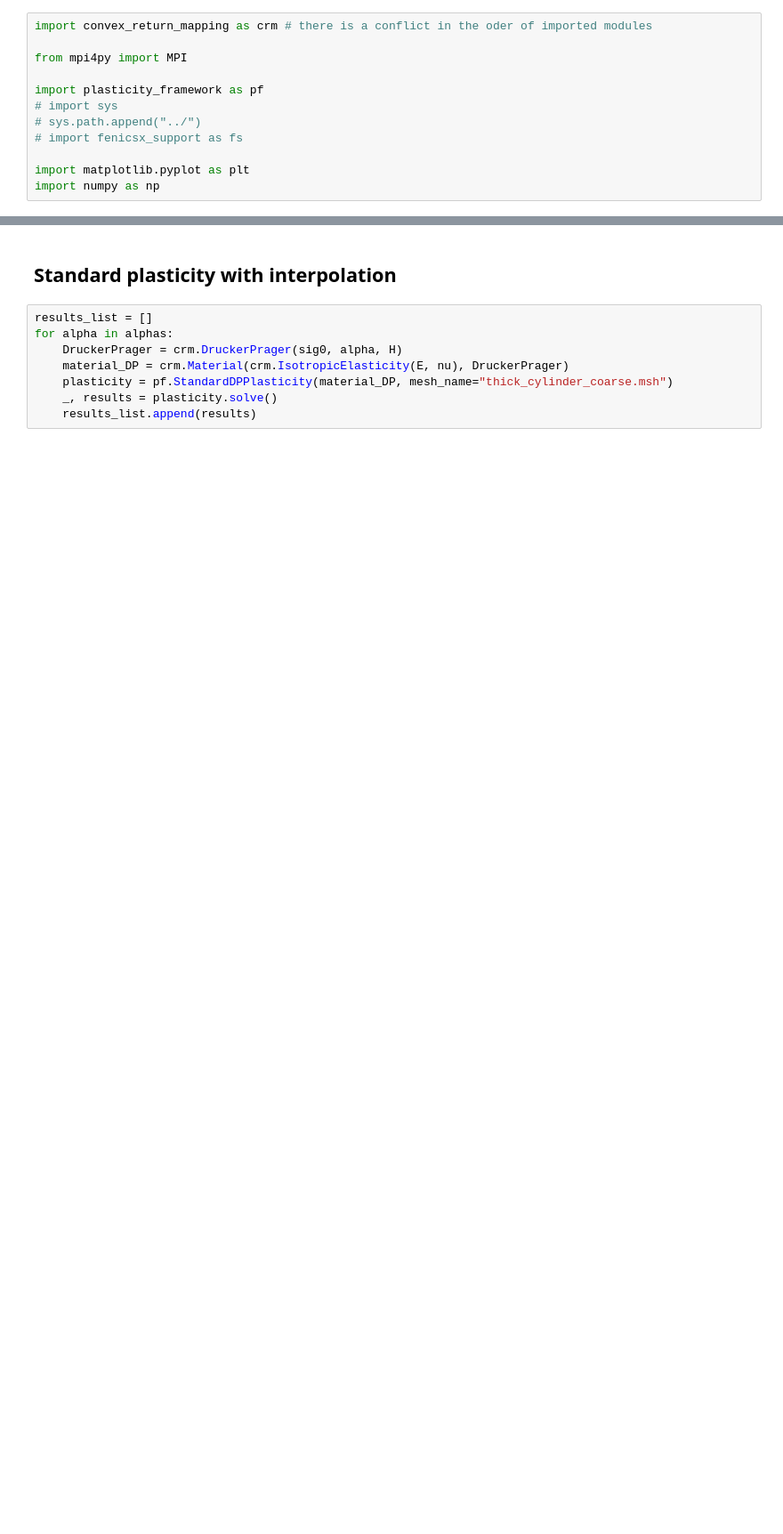
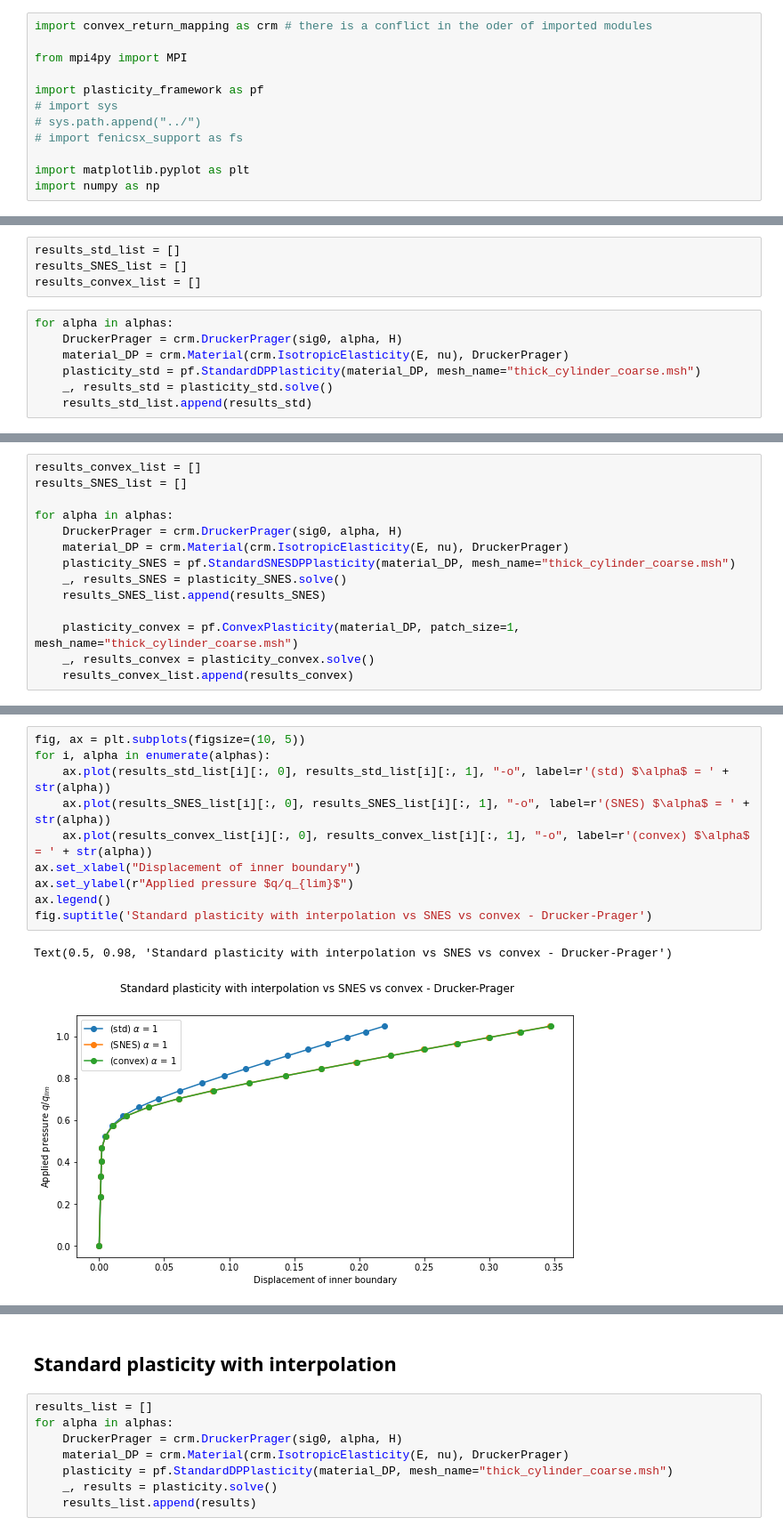
Before and after one commit to a-latyshev/convex-plasticity, a Jupyter notebook: optimisation/plasticity_analysis.ipynb, the cells around one changed output, grey strips where cells are left out. Shown at 89% size. Drawn from its saved outputs; the diff is of its cells as text; blank space fills up the shorter version.

```diff
--- a/optimisation/plasticity_analysis.ipynb
+++ b/optimisation/plasticity_analysis.ipynb
@@ -35,0 +137,11 @@ alphas = [0, 0.01, 0.1, 1]
+# %%
+results_std_list = []
+results_SNES_list = []
+results_convex_list = []
+# %%
+for alpha in alphas:
+    DruckerPrager = crm.DruckerPrager(sig0, alpha, H)
+    material_DP = crm.Material(crm.IsotropicElasticity(E, nu), DruckerPrager)
+    plasticity_std = pf.StandardDPPlasticity(material_DP, mesh_name="thick_cylinder_coarse.msh")
+    _, results_std = plasticity_std.solve()
+    results_std_list.append(results_std)
@@ -35,0 +166,14 @@ alphas = [0, 0.01, 0.1, 1]
+# %%
+results_convex_list = []
+results_SNES_list = []
+
+for alpha in alphas:
+    DruckerPrager = crm.DruckerPrager(sig0, alpha, H)
+    material_DP = crm.Material(crm.IsotropicElasticity(E, nu), DruckerPrager)
+    plasticity_SNES = pf.StandardSNESDPPlasticity(material_DP, mesh_name="thick_cylinder_coarse.msh")
+    _, results_SNES = plasticity_SNES.solve()
+    results_SNES_list.append(results_SNES)
+
+    plasticity_convex = pf.ConvexPlasticity(material_DP, patch_size=1, mesh_name="thick_cylinder_coarse.msh")
+    _, results_convex = plasticity_convex.solve()
+    results_convex_list.append(results_convex)
@@ -35,0 +198,13 @@ alphas = [0, 0.01, 0.1, 1]
+# %%
+fig, ax = plt.subplots(figsize=(10, 5))
+for i, alpha in enumerate(alphas):
+    ax.plot(results_std_list[i][:, 0], results_std_list[i][:, 1], "-o", label=r'(std) $\alpha$ = ' + str(alpha))
+    ax.plot(results_SNES_list[i][:, 0], results_SNES_list[i][:, 1], "-o", label=r'(SNES) $\alpha$ = ' + str(alpha))
+    ax.plot(results_convex_list[i][:, 0], results_convex_list[i][:, 1], "-o", label=r'(convex) $\alpha$ = ' + str(alpha))
+ax.set_xlabel("Displacement of inner boundary")
+ax.set_ylabel(r"Applied pressure $q/q_{lim}$")
+ax.legend()
+fig.suptitle('Standard plasticity with interpolation vs SNES vs convex - Drucker-Prager')
+# %% [output]
+Text(0.5, 0.98, 'Standard plasticity with interpolation vs SNES vs convex - Drucker-Prager')
+[figure, added]
```
Also changed, not shown: parts of 18 cells of this notebook, 3 other files.
